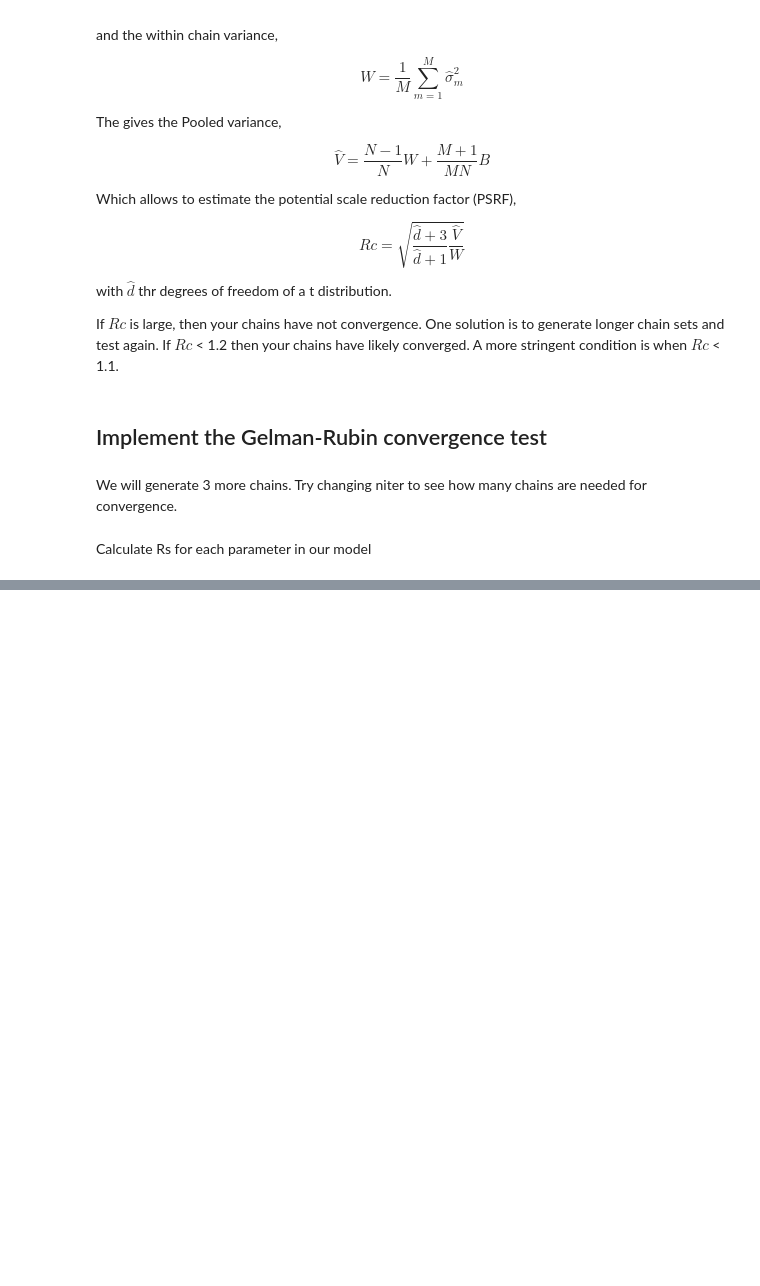
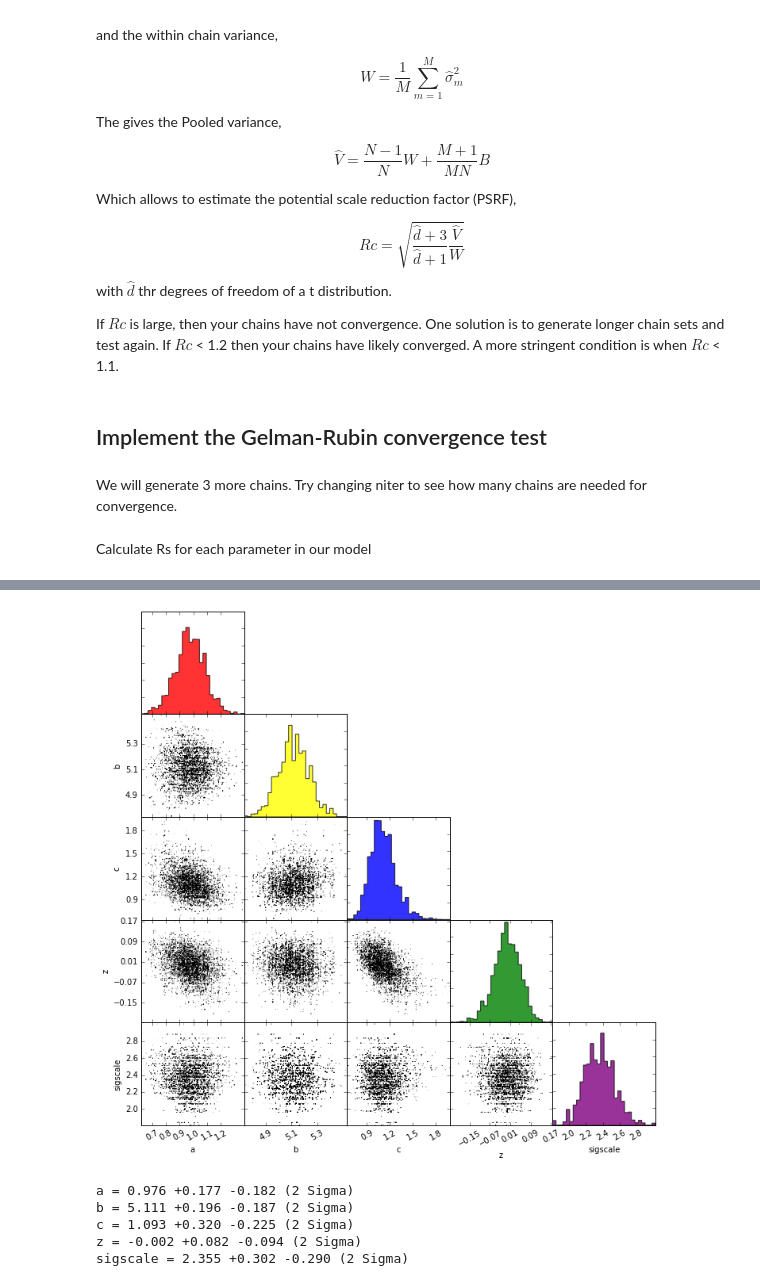
Before and after one commit to jasonfrowe/gprocess, a Jupyter notebook: MCMC Tutorial.ipynb, the cells around one changed output, grey strips where cells are left out. Saved outputs shown, nothing was run; the diff lists cells and outputs as text; code cells hidden in the pictures; blank space fills up the shorter version.

```diff
--- a/MCMC Tutorial.ipynb
+++ b/MCMC Tutorial.ipynb
@@ -552,0 +741,17 @@ sigscale 1.030
+# %%
+label=['a','b','c','z','sigscale']        # Labels for the plots
+colour=['r','yellow','b','g','purple']  # Set colours
+nbin=30                        # Number of bins for histogram
+triplot(chain,label,colour,nbin,ntick=5)
+# %% [output]
+[figure, added]
+# %%
+for i in range(0,len(chain[1,:])):
+    perc = np.percentile(chain[:,i],[5.0, 50.0, 95.0])
+    print('%s = %.3f +%.3f %.3f (2 Sigma)' %(label[i],perc[1],perc[2]-perc[1],perc[0]-perc[1]) )
+# %% [output]
+a = 0.976 +0.177 -0.182 (2 Sigma)
+b = 5.111 +0.196 -0.187 (2 Sigma)
+c = 1.093 +0.320 -0.225 (2 Sigma)
+z = -0.002 +0.082 -0.094 (2 Sigma)
+sigscale = 2.355 +0.302 -0.290 (2 Sigma)
```
Also changed, not shown: parts of 28 cells of this notebook.
